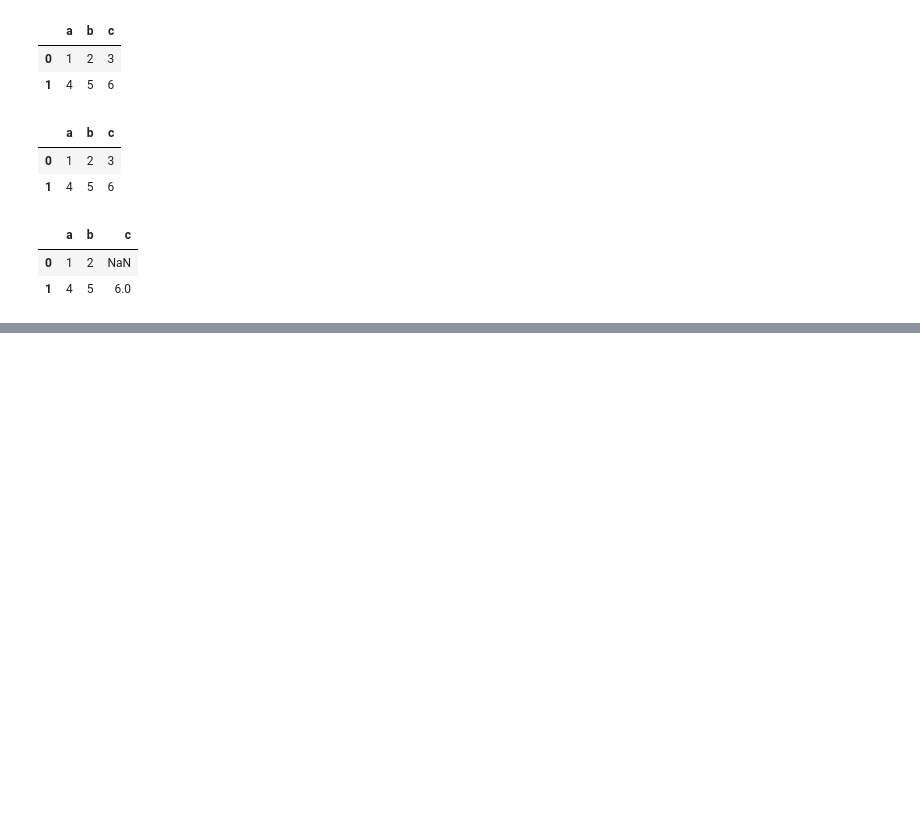
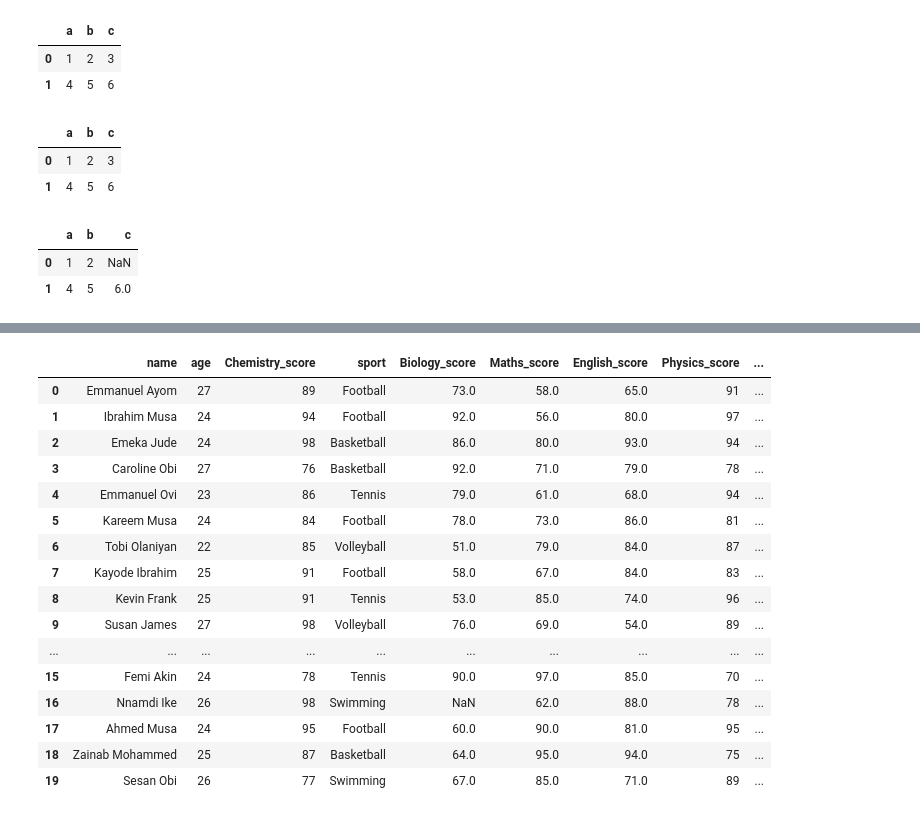
Before and after one commit to Stan-Leigh/SQL, a Jupyter notebook: Pandas DataFrame.ipynb, the cells around one changed output, grey strips where cells are left out. Cells and saved outputs as stored; diff of their text form; code cells hidden in the pictures; blank space fills up the shorter version.

```diff
--- a/Pandas DataFrame.ipynb
+++ b/Pandas DataFrame.ipynb
@@ -44,0 +585,2 @@ pd.DataFrame(a_list)
+# %%
+dff = dff.drop(20)
@@ -44,0 +607,2 @@ pd.DataFrame(a_list)
+# %%
+dff['Physics_score'] = np.random.randint(70, 100, 20)
@@ -44,0 +629,2 @@ pd.DataFrame(a_list)
+# %%
+dff['Agric_score'] = 70
@@ -44,0 +651,22 @@ pd.DataFrame(a_list)
+# %%
+dff.insert(loc=2, column = 'Chemistry_score', value = np.random.randint(70, 100, 20))
+# %%
+dff
+# %% [output]
+|  | name | age | Chemistry_score | sport | Biology_score | Maths_score | English_score | Physics_score | ... |
+| 0 | Emmanuel Ayom | 27 | 89 | Football | 73.0 | 58.0 | 65.0 | 91 | ... |
+| 1 | Ibrahim Musa | 24 | 94 | Football | 92.0 | 56.0 | 80.0 | 97 | ... |
+| 2 | Emeka Jude | 24 | 98 | Basketball | 86.0 | 80.0 | 93.0 | 94 | ... |
+| 3 | Caroline Obi | 27 | 76 | Basketball | 92.0 | 71.0 | 79.0 | 78 | ... |
+| 4 | Emmanuel Ovi | 23 | 86 | Tennis | 79.0 | 61.0 | 68.0 | 94 | ... |
+| 5 | Kareem Musa | 24 | 84 | Football | 78.0 | 73.0 | 86.0 | 81 | ... |
+| 6 | Tobi Olaniyan | 22 | 85 | Volleyball | 51.0 | 79.0 | 84.0 | 87 | ... |
+| 7 | Kayode Ibrahim | 25 | 91 | Football | 58.0 | 67.0 | 84.0 | 83 | ... |
+| 8 | Kevin Frank | 25 | 91 | Tennis | 53.0 | 85.0 | 74.0 | 96 | ... |
+| 9 | Susan James | 27 | 98 | Volleyball | 76.0 | 69.0 | 54.0 | 89 | ... |
+| ... | ... | ... | ... | ... | ... | ... | ... | ... | ... |
+| 15 | Femi Akin | 24 | 78 | Tennis | 90.0 | 97.0 | 85.0 | 70 | ... |
+| 16 | Nnamdi Ike | 26 | 98 | Swimming | NaN | 62.0 | 88.0 | 78 | ... |
+| 17 | Ahmed Musa | 24 | 95 | Football | 60.0 | 90.0 | 81.0 | 95 | ... |
+| 18 | Zainab Mohammed | 25 | 87 | Basketball | 64.0 | 95.0 | 94.0 | 75 | ... |
+| 19 | Sesan Obi | 26 | 77 | Swimming | 67.0 | 85.0 | 71.0 | 89 | ... |
```
Also changed, not shown: parts of 74 cells of this notebook.
